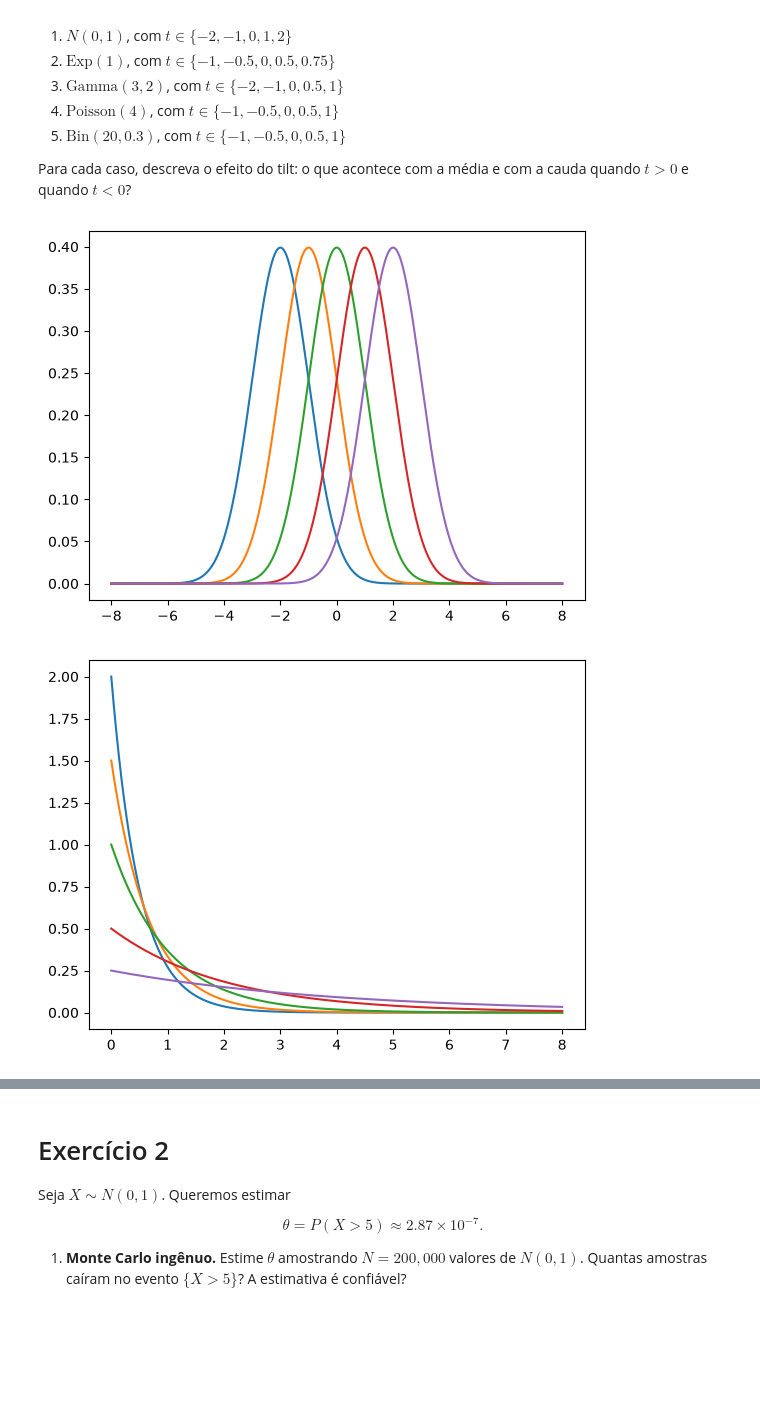
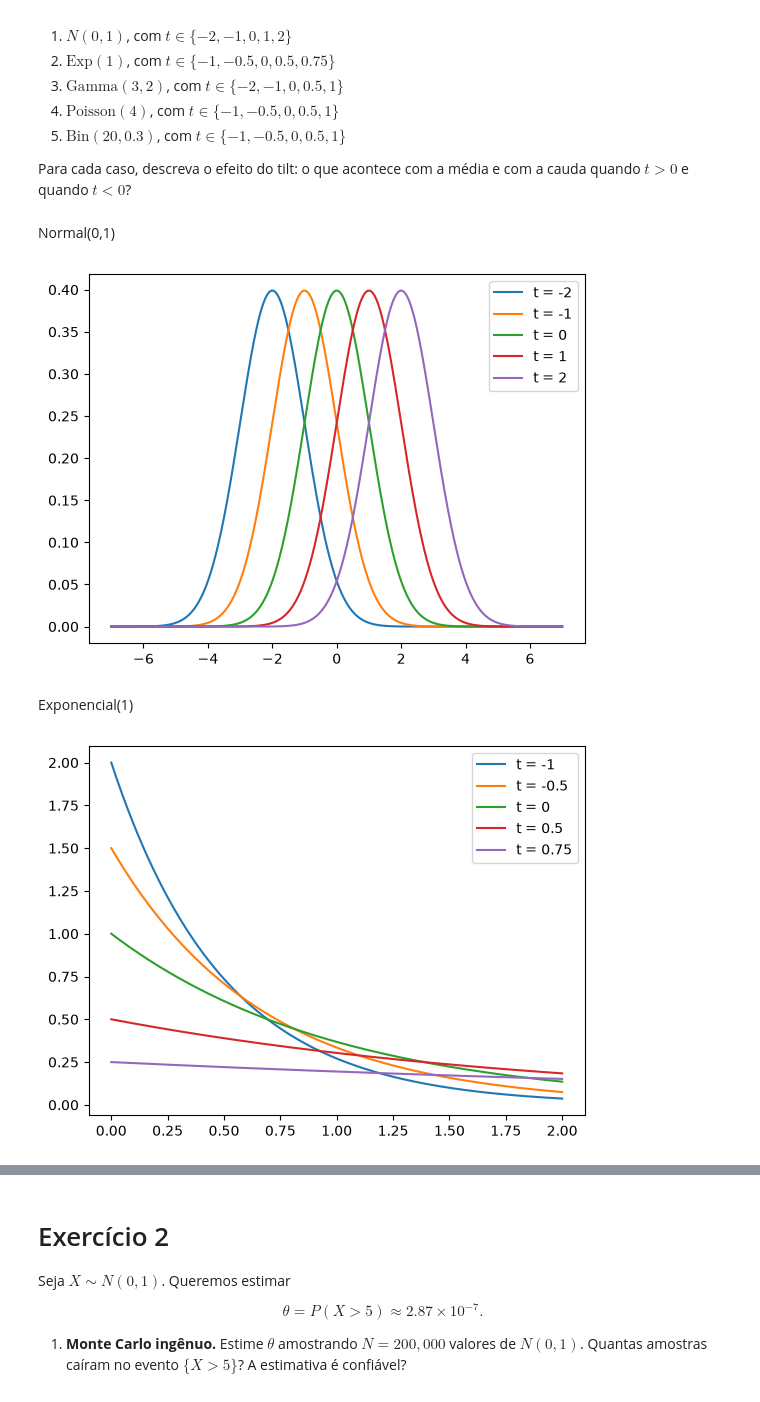
Before and after one commit to SilverPhone784/Prog-Estat, a Jupyter notebook: Labs/Lab_12.ipynb, the cells around one changed output, grey strips where cells are left out. Saved outputs shown, nothing was run; the diff lists cells and outputs as text; code cells hidden in the pictures; blank space fills up the shorter version.

```diff
--- a/Labs/Lab_12.ipynb
+++ b/Labs/Lab_12.ipynb
@@ -74,20 +49,40 @@ Para cada distribuição abaixo, plote no mesmo gráfico a densidade (ou massa)
 5. $\text{Bin}(20, 0.3)$, com $t \in \{-1, -0.5, 0, 0.5, 1\}$
 
 Para cada caso, descreva o efeito do tilt: o que acontece com a média e com a cauda quando $t > 0$ e quando $t < 0$?
+# %% [markdown]
+Normal(0,1)
 # %%
+def f_plot_normal(x, mi):
+  return np.exp(-((x-mi)**2)/2)/np.sqrt(2*np.pi)
+
 t = [-2 , -1, 0, 1, 2]
-for x in t:
-    values = plot_normal(-8, 8, x)
-    plt.plot(values[0], values[1])
+
+eixo_x = np.linspace(-7, 7, 10_000)
+
+for i in t:
+    plt.plot(eixo_x, f_plot_normal(eixo_x, i), label=f"t = {i}")
+
+plt.legend()
 plt.show()
 # %% [output]
-[figure, old version]
+[figure, new version]
+# %% [markdown]
+Exponencial(1)
 # %%
+def f_exponencial(x, lam):
+    return lam * np.exp(-lam * x)
+
+def plot_exp(x, lam):
+    return f_exponencial(x, lam)
+
 t = [-1, -0.5, 0, 0.5, 0.75]
 
+eixo_x = np.linspace(0, 2, 10_000)
+
 for i in t:
-    plt.plot(np.linspace(0, 8, 10_000), exp(1-i))
+    plt.plot(eixo_x, f_exponencial(eixo_x, 1-i), label=f"t = {i}")
 
+plt.legend()
 plt.show()
 # %% [output]
-[figure, old version]
+[figure, new version]
```
Also changed, not shown: parts of 12 cells of this notebook.
